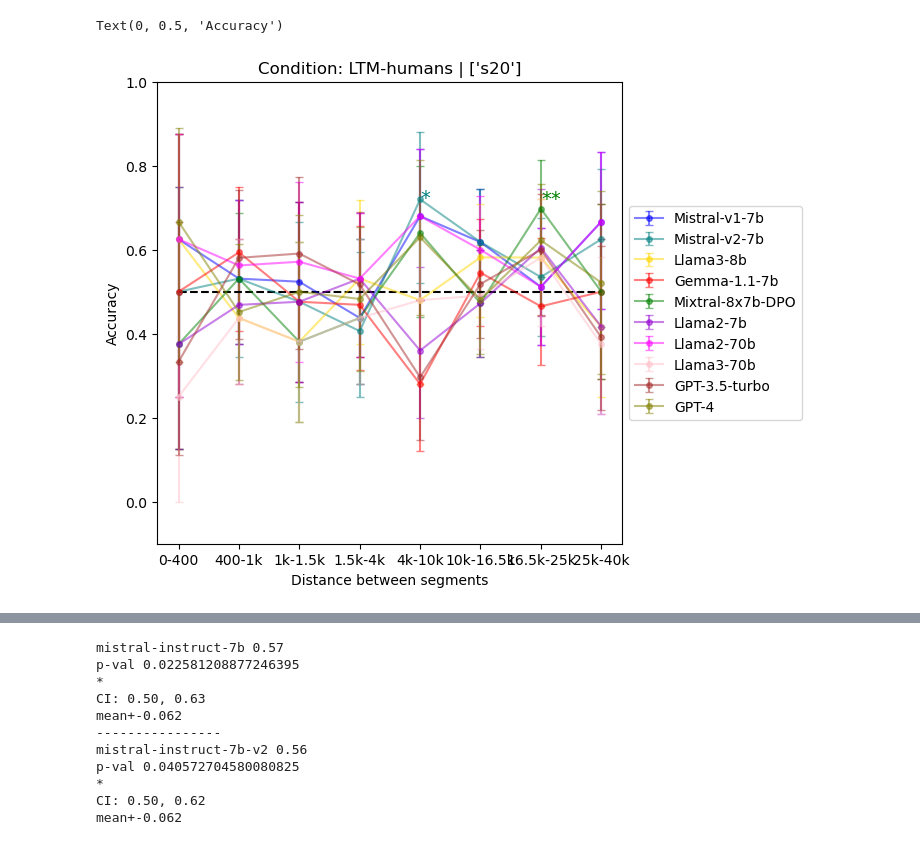
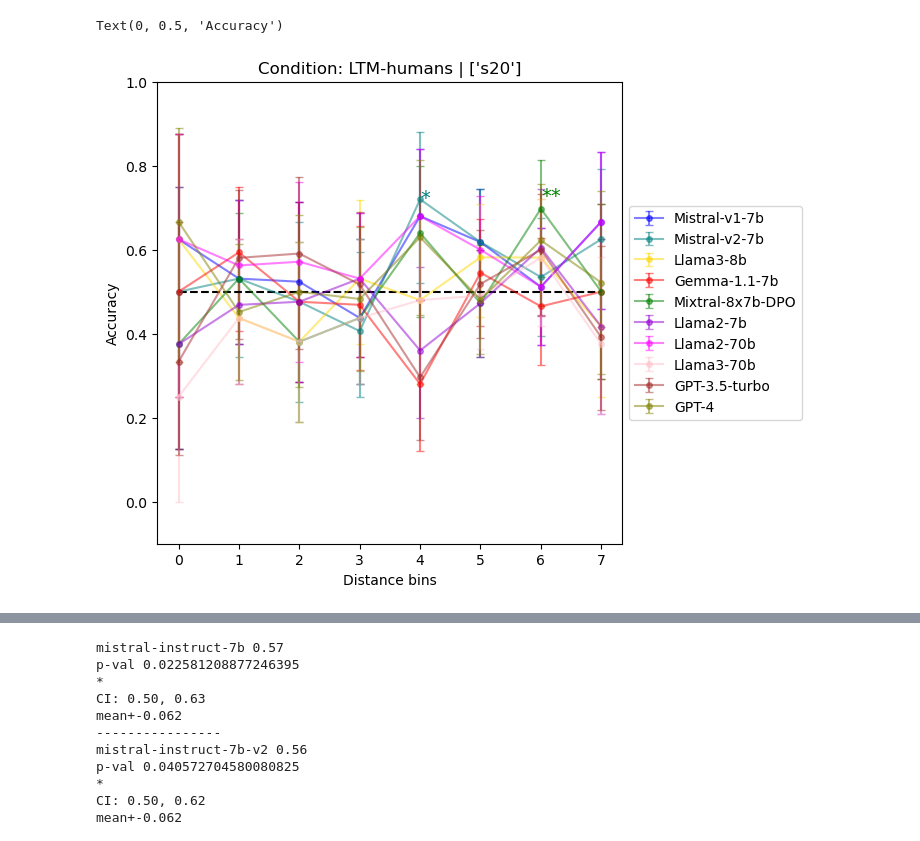
Before and after one commit to bridge-ai-neuro/SORT, a Jupyter notebook: ltm_analysis/LTM_humans_final.ipynb, the cells around one changed output, grey strips where cells are left out. Drawn from its saved outputs; the diff is of its cells as text; code cells hidden in the pictures.

Commit message:
update ltm analysis code

```diff
--- a/ltm_analysis/LTM_humans_final.ipynb
+++ b/ltm_analysis/LTM_humans_final.ipynb
@@ -13,3 +16,12 @@ from ltm_utils import *
+# %%
+fontsize = 12
+markersize = 8
+include_error_area = True
+it_str = '-inst'  # instruction tuned suffix for model names.
+models_plot_info = get_models_plot_info()
+models_to_plot = ['mistral-instruct-7b', 'mistral-instruct-7b-v2', 'gpt4', 'llama3_70b-instruct', 'llama3-8b-instruct', 'Nous-Hermes-2-Mixtral-8x7B-DPO', 'gemma7b_1.1_inst', 'llama2_7b-instruct', 'llama2_70b-instruct', 'gpt3-5']
+ncol_legend = max(len(models_to_plot), 6)  # maximum number of columns for generating a row in the legend
+plot_data = {}
 # %%
 condition = "LTM-humans" # "LTM-humans"
 base_dir = "../"
@@ -25,13 +37,13 @@ elif condition == "LTM":
     bin_strings = ['0-400','400-1k','1k-1.5k','1.5k-4k','4k-10k','10k-16.5k']
     data_path = os.path.join(base_dir,"data","pgbooks_data_neurips")
 plot_feature = 'bin_human' # use "bin_human" for the bin_strings above (eg for LTM figure). Use "distance_bin" for LTM_human equal artificial bins
+
 LTM = True if "ltm" in condition.lower() else False
 
-plt.figure(figsize=(6, 6))
-segment_lengths = ["s20"] # "s20"
+
+segment_lengths = ["s20"] # "s20" "s50"
 
 # results data
-
 model_names_to_paths = {"mistral-instruct-7b": {"prompt_sweep": "None",
                                           "LTM": os.path.join(download_dir,"mistral_v1_7b_LTM"),
                                           "STM": None,
@@ -111,14 +123,15 @@ model_names_to_paths = {"mistral-instruct-7b": {"prompt_sweep": "None",
                                           "label": "GPT-4",
                                           "color": "olive"},
 }
+# Analysis to run
 
-# Analysis to run
 
 model_names = model_names_to_paths.keys()
 colors = [model_names_to_paths[m]["color"] for m in model_names]
 model_paths = [model_names_to_paths[m][condition] for m in model_names]
 model_dfs = {}
 
+plt.figure(figsize=(6, 6))
 #all_bin_edges = {}
 existing_models = []
 for i,(color, model_path, model_name) in enumerate(zip(colors,model_paths, model_names)):
@@ -130,6 +143,7 @@ for i,(color, model_path, model_name) in enumerate(zip(colors,model_paths, model
     files = [os.path.join(path,f) for f in os.listdir(path) if os.path.isfile(os.path.join(path, f)) and any(s in f for s in segment_lengths)]
     if len(files)==0:
         continue
+
     dfs = []
     for file in files:
         df = pd.read_csv(file)
@@ -139,7 +153,7 @@ for i,(color, model_path, model_name) in enumerate(zip(colors,model_paths, model
             excerpts = pd.read_csv(os.path.join(gpt_data_path,f"excerpts_{stem}_filtered.csv"),index_col=0)
             segments = pd.read_csv(os.path.join(gpt_data_path,f"segments_{stem}_filtered.csv"),index_col=0)
         else:
-            # add the segments and excerpts to the dataframe
+            # add the segments and excerpts to the dataframe (maybe needs debugging!)
             excerpts = pd.read_csv(f"{data_path}/excerpts_{df['data'].unique()[0]}",index_col=0)
             segments = pd.read_csv(f"{data_path}/segments_{df['data'].unique()[0]}",index_col=0)
         df = df.merge(excerpts,on=["book_idx","excerpt_idx"])
@@ -155,7 +169,7 @@ for i,(color, model_path, model_name) in enumerate(zip(colors,model_paths, model
         dfs.append(df)
     df = pd.concat(dfs, ignore_index=True)
 
-    model_dfs[model_name] = df
+    #all_bin_edges[model_name] = bin_edges
     significant_features = {}
     counts = {}
     low_CI = {}
@@ -174,37 +188,57 @@ for i,(color, model_path, model_name) in enumerate(zip(colors,model_paths, model
         elif binom_test.pvalue<=0.05:
             significant="*"
         else:
             #print(model_name, binom_test.pvalue)
             significant = ""
         significant_features[feature_val] = significant
         data = (subset['correct'],) # samples must be in a sequence
         res = bootstrap(data, np.mean, confidence_level=0.95,
                         random_state=43)
         low_CI[feature_val] = res.confidence_interval[0]
         high_CI[feature_val] = res.confidence_interval[1]
     error_arr = np.array([[acc[f]-low_CI[f],high_CI[f]-acc[f]] for f in np.unique(df[plot_feature])]).T
+    acc_keys = list(acc.keys())
+    acc_keys.sort()
+    acc_arr = np.array([acc[f] for f in acc_keys])
     df.groupby(plot_feature)["correct"].mean().plot(color=color, marker=".", markersize=8,yerr = error_arr,capsize = 3,alpha = 0.5)
     # Add asterisks
     for feature_val in df[plot_feature].unique().tolist()[::-1]:
         x = feature_val
         y = sum(df[df[plot_feature] ==feature_val]["correct"])/len(df[df[plot_feature] == feature_val])
         plt.text(x, y + 0.01+np.random.randint(-5,5)/250, significant_features[feature_val], fontsize=14, color=color)  # Adjust offset as needed
     #plt.text(x,y+0.06, labels[0], fontsize=16, color="black")
-#    plt.ylim((0.45,0.7))
+    #plt.ylim((0.45,0.7))
     plt.title(f"Condition: {condition} | {segment_lengths}")
     existing_models.append(model_name)
+    model_dfs[model_name] = df
+    # Storing the data for the plot
+    plot_data[model_name] = {
+        'color': color,
+        'err': error_arr,
+        'acc': acc_arr,
+        'df': df,
+        'significant_features': significant_features,
+    }
+#plt.yticks(ticks = [0.4,0.45,0.5,0.55,0.6,0.65,0.7])
 
-#plt.yticks(ticks = [0.4,0.45,0.5,0.55,0.6,0.65,0.7])
-plt.ylim((-0.1,1))
-labels = [model_names_to_paths[m]["label"] for m in model_dfs.keys()]
+labels = [model_names_to_paths[m]["label"] for m in existing_models]
 
 plt.legend(labels,loc='center left', bbox_to_anchor=(1, 0.5))
 plt.hlines(y=0.5, xmin=min(df[plot_feature].unique().tolist()), xmax=max(df[plot_feature].unique().tolist()), linestyles="--", color="black")
+plt.ylim((-0.1,1))
+#plt.xlabel(plot_feature.replace("_"," "))
+if 'human' not in condition:
+    plt.xticks(ticks = np.arange(len(bin_strings)),labels = bin_strings)
+    plt.xlabel('Distance between segments')
+else:
+    plt.xticks(ticks = np.unique(df[plot_feature]),labels = np.unique(df[plot_feature]))
+    plt.xlabel('Distance bins')
+    #plt.xscale('log')
 
-plt.xticks(ticks = np.arange(len(bin_strings)),labels = bin_strings)
-plt.xlabel('Distance between segments')
 plt.ylabel("Accuracy")
+
+
 #plt.savefig(f"condition_{condition}_{plot_feature}_{segment_lengths}.pdf", bbox_inches='tight')
 # %% [output]
 Text(0, 0.5, 'Accuracy')
-[figure, old version]
+[figure, new version]
```
Also changed, not shown: parts of 3 cells of this notebook.
